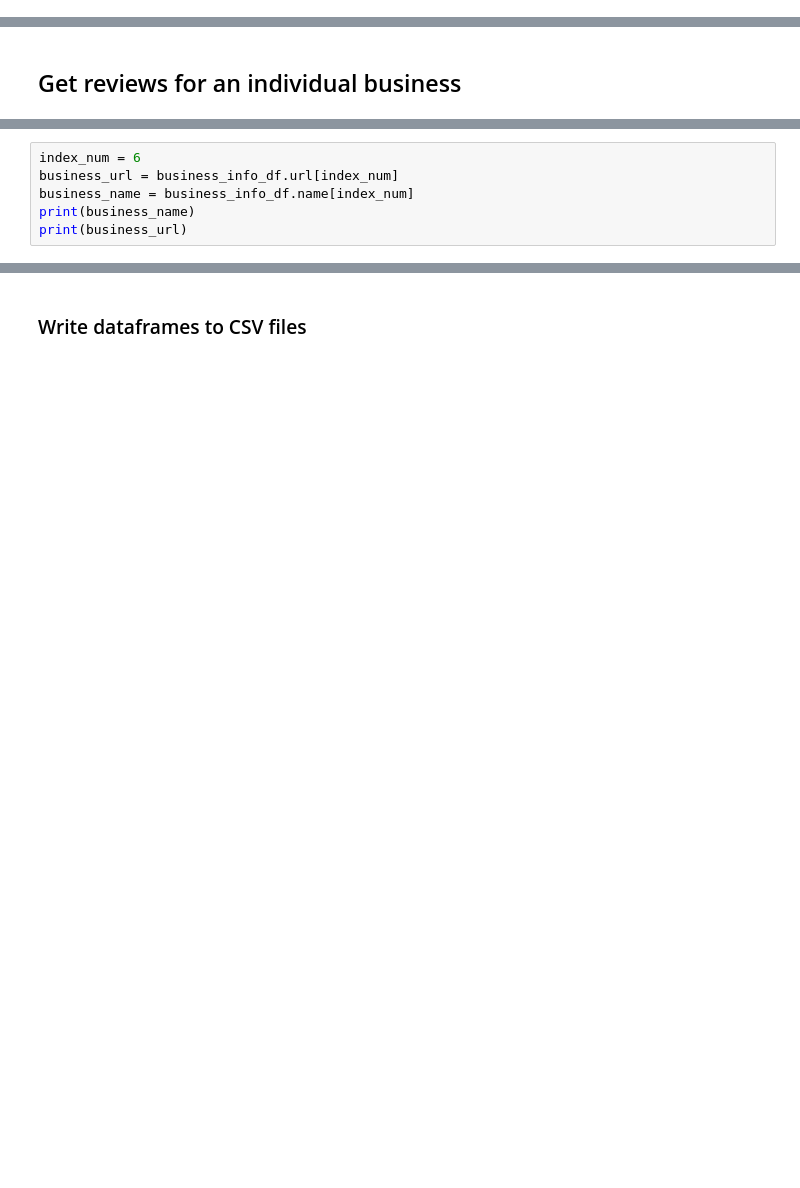
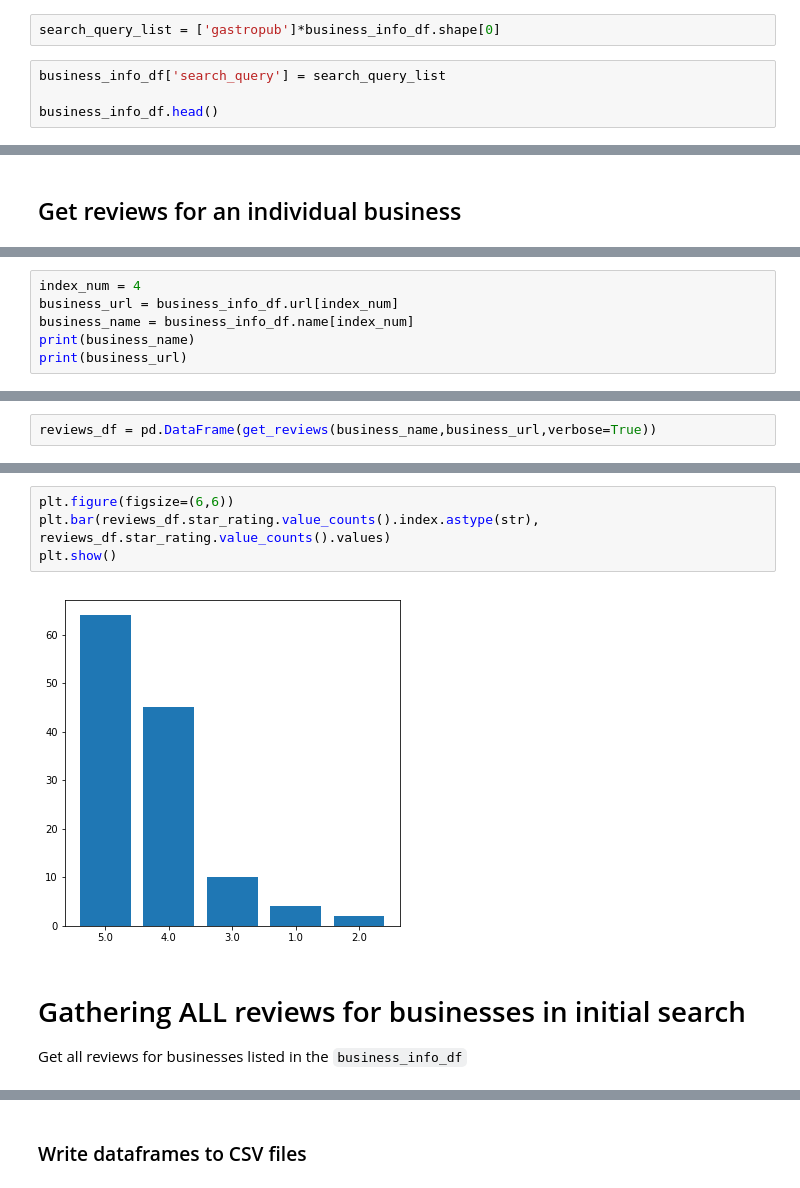
Before and after one commit to DTrimarchi10/nlp_yelp_review_data, a Jupyter notebook: Data_Gathering.ipynb, the cells around one changed output, grey strips where cells are left out. Drawn from its saved outputs; the diff is of its cells as text; blank space fills up the shorter version.

```diff
--- a/Data_Gathering.ipynb
+++ b/Data_Gathering.ipynb
@@ -88,0 +149,6 @@ search_results[1].find('img')['src']
+# %%
+search_query_list = ['gastropub']*business_info_df.shape[0]
+# %%
+business_info_df['search_query'] = search_query_list
+
+business_info_df.head()
@@ -91,5 +290,5 @@ search_results[1].find('img')['src']
 # %%
-index_num = 6
+index_num = 4
 business_url = business_info_df.url[index_num]
 business_name = business_info_df.name[index_num]
 print(business_name)
@@ -188,0 +299,2 @@ reviews[3].find('a')
+# %%
+reviews_df = pd.DataFrame(get_reviews(business_name,business_url,verbose=True))
@@ -188,0 +327,9 @@ reviews[3].find('a')
+# %%
+plt.figure(figsize=(6,6))
+plt.bar(reviews_df.star_rating.value_counts().index.astype(str), reviews_df.star_rating.value_counts().values)
+plt.show()
+# %% [output]
+[figure, added]
+# %% [markdown]
+# Gathering ALL reviews for businesses in initial search
+Get all reviews for businesses listed in the `business_info_df`
```
Also changed, not shown: parts of 29 cells of this notebook, 2 other files.
